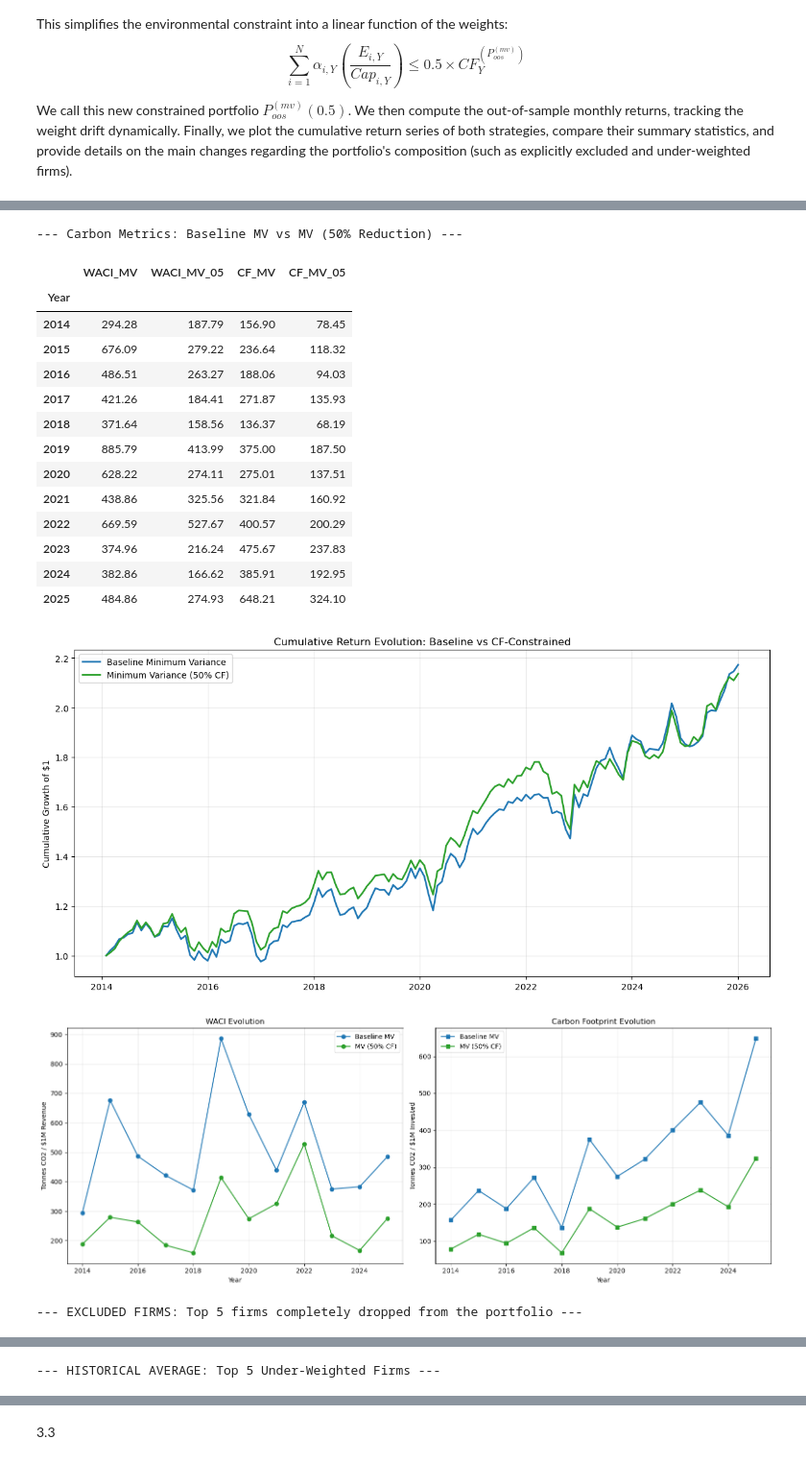
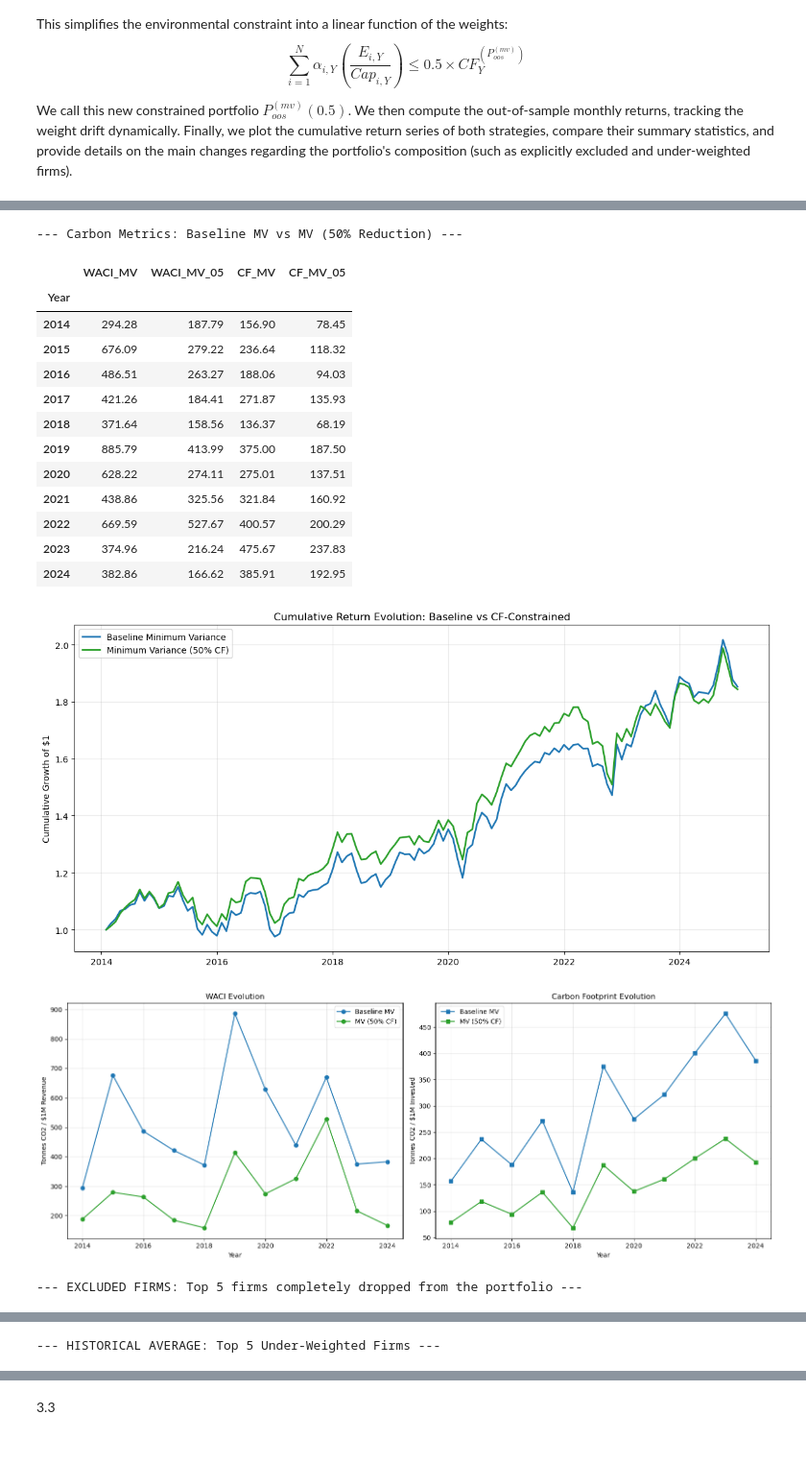
Before and after one commit to Tommy7-8/Project-Asset-Management, a Jupyter notebook: FinalClaudeModification.ipynb, the cells around one changed output, grey strips where cells are left out. Shown at 96% size. Drawn from its saved outputs; the diff is of its cells as text; code cells hidden in the pictures.

```diff
--- a/FinalClaudeModification.ipynb
+++ b/FinalClaudeModification.ipynb
@@ -313,7 +312,7 @@ print("Calculating Expected Returns and Covariance Matrices...")
 mu_estimates = {}
 sigma_estimates = {}
 
-estimation_years = range(2009, 2025)
+estimation_years = range(2009, 2024)
 
 for Y in estimation_years:
 
@@ -553,7 +555,7 @@ portfolio_oos_series = pd.Series(out_of_sample_returns, index=out_of_sample_date
 print("\nComputing Portfolio Characteristics over the sample...")
 
 # Slice the series strictly for the evaluation period (Jan 2014 to Dec 2025)
-portfolio_oos_series = portfolio_oos_series.loc['2014-01-01':'2025-12-31']
+portfolio_oos_series = portfolio_oos_series.loc['2014-01-01':'2024-12-31']
 print(f"Final evaluated months: {len(portfolio_oos_series)} (Expected: 144)")
 
 # --- Risk-Free Rate Integration ---
@@ -718,7 +719,7 @@ vw_out_of_sample_dates = []
 for holding_year in sorted(valid_investment_sets.keys()):
 
     # Restrict to the project evaluation period
-    if holding_year < 2014 or holding_year > 2025:
+    if holding_year < 2014 or holding_year > 2024:
         continue
 
     # Use the same yearly investment set as for the MV portfolio
@@ -763,7 +764,7 @@ for holding_year in sorted(valid_investment_sets.keys()):
 portfolio_vw_series = pd.Series(vw_out_of_sample_returns, index=vw_out_of_sample_dates)
 
 # Restrict strictly to the evaluation sample
-portfolio_vw_series = portfolio_vw_series.loc['2014-01-01':'2025-12-31']
+portfolio_vw_series = portfolio_vw_series.loc['2014-01-01':'2024-12-31']
 
 print(f"\nFinal evaluated months for VW portfolio: {len(portfolio_vw_series)} (Expected: 144)")
 
@@ -771,7 +772,7 @@ print(f"\nFinal evaluated months for VW portfolio: {len(portfolio_vw_series)} (E
 # 3. Prepare the Minimum Variance Portfolio for Comparison
 # --------------------------------------------------------
 portfolio_mv_series = portfolio_oos_series.copy()
-portfolio_mv_series = portfolio_mv_series.loc['2014-01-01':'2025-12-31']
+portfolio_mv_series = portfolio_mv_series.loc['2014-01-01':'2024-12-31']
 
 # Convert both indices to monthly periods for perfect alignment
 portfolio_mv_series.index = portfolio_mv_series.index.to_period('M')
@@ -1009,7 +1009,7 @@ wealth_vw = {2013: 1.0}
 wealth_mv = {2013: 1.0}
 
 # Step wealth forward dynamically based on realized annual returns
-for year in range(2014, 2026):
+for year in range(2014, 2025):
     wealth_vw[year] = wealth_vw[year-1] * (1 + annual_ret_vw.get(year, 0))
     wealth_mv[year] = wealth_mv[year-1] * (1 + annual_ret_mv.get(year, 0))
 
@@ -1020,7 +1020,7 @@ carbon_results = []
 vw_contributions = []
 mv_contributions = []
 
-for holding_year in range(2014, 2026):
+for holding_year in range(2014, 2025):
     data_year = holding_year - 1
 
     # Ensure the holding year exists in the optimized weights dictionary
@@ -1219,7 +1218,7 @@ yearly_shifts = [] # Stores year-by-year composition changes
 # =========================================================================
 # 2. Constrained Optimization Loop (Holding Years 2014-2025)
 # =========================================================================
-for holding_year in range(2014, 2026):
+for holding_year in range(2014, 2025):
     data_year = holding_year - 1
 
     if holding_year not in sigma_estimates or holding_year not in optimal_weights_mv:
@@ -1305,7 +1304,7 @@ for holding_year in range(2014, 2026):
         current_w = current_w * (1 + R_tk) / (1 + R_p)
         current_w = current_w / np.sum(current_w)
 
-portfolio_mv_05_series = pd.Series(returns_mv_05, index=dates_mv_05).loc['2014-01-01':'2025-12-31']
+portfolio_mv_05_series = pd.Series(returns_mv_05, index=dates_mv_05).loc['2014-01-01':'2024-12-31']
 portfolio_mv_05_series.index = portfolio_mv_05_series.index.to_period('M')
 
 # Compile and export Year-by-Year Table
@@ -1338,12 +1337,12 @@ display(comparison_stats.round(4))
 # =========================================================================
 annual_ret_mv_05 = portfolio_mv_05_series.groupby(portfolio_mv_05_series.index.year).apply(lambda x: (1 + x).prod() - 1)
 wealth_mv_05 = {2013: 1.0}
-for year in range(2014, 2026):
+for year in range(2014, 2025):
     wealth_mv_05[year] = wealth_mv_05[year-1] * (1 + annual_ret_mv_05.get(year, 0))
 
 metrics_05 = []
 
-for holding_year in range(2014, 2026):
+for holding_year in range(2014, 2025):
     data_year = holding_year - 1
     w_05 = optimal_weights_mv_05[holding_year]
     isins = w_05.index.tolist()
@@ -1447,21 +1446,20 @@ Starting Section 3.2: Long-only portfolio with a carbon footprint objective...
 | 4 | Minimum monthly return | -0.0759 | -0.1671 | -0.0676 |
 | 5 | Maximum monthly return | 0.1213 | 0.1341 | 0.1193 |
 --- Carbon Metrics: Baseline MV vs MV (50% Reduction) ---
 |  | WACI_MV | WACI_MV_05 | CF_MV | CF_MV_05 |
 | Year |  |  |  |  |
 | 2014 | 294.28 | 187.79 | 156.90 | 78.45 |
 | 2015 | 676.09 | 279.22 | 236.64 | 118.32 |
 | 2016 | 486.51 | 263.27 | 188.06 | 94.03 |
 | 2017 | 421.26 | 184.41 | 271.87 | 135.93 |
 | 2018 | 371.64 | 158.56 | 136.37 | 68.19 |
 | 2019 | 885.79 | 413.99 | 375.00 | 187.50 |
 | 2020 | 628.22 | 274.11 | 275.01 | 137.51 |
 | 2021 | 438.86 | 325.56 | 321.84 | 160.92 |
 | 2022 | 669.59 | 527.67 | 400.57 | 200.29 |
 | 2023 | 374.96 | 216.24 | 475.67 | 237.83 |
 | 2024 | 382.86 | 166.62 | 385.91 | 192.95 |
-| 2025 | 484.86 | 274.93 | 648.21 | 324.10 |
-[figure, old version]
+[figure, new version]
-[figure, old version]
+[figure, new version]
 --- EXCLUDED FIRMS: Top 5 firms completely dropped from the portfolio ---
 |  | ISIN | Name | Years_Excluded |
```
Also changed, not shown: parts of 8 cells of this notebook.
